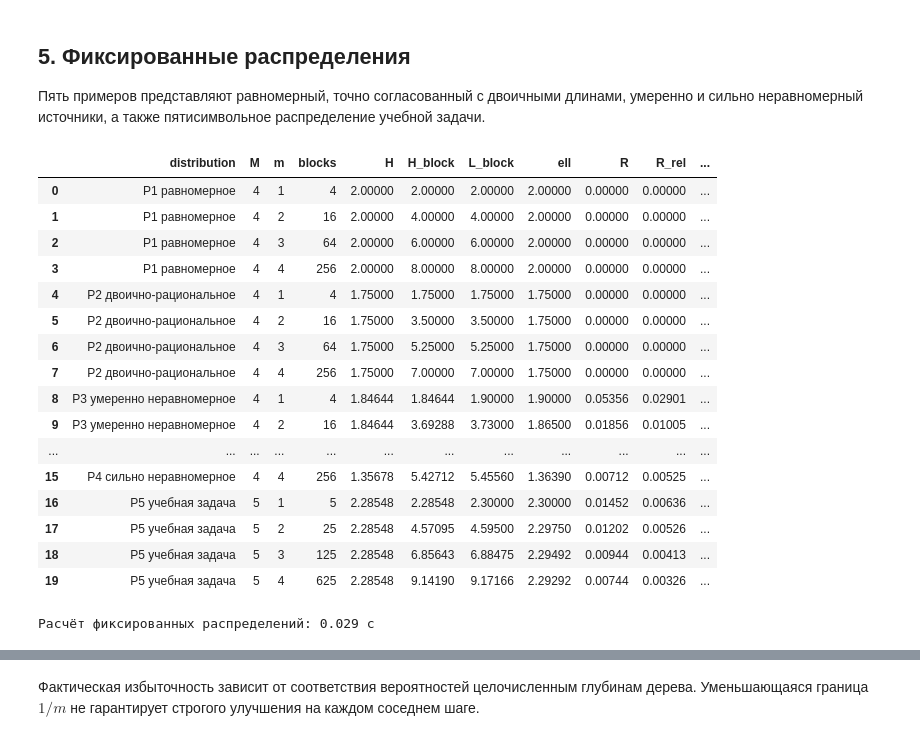
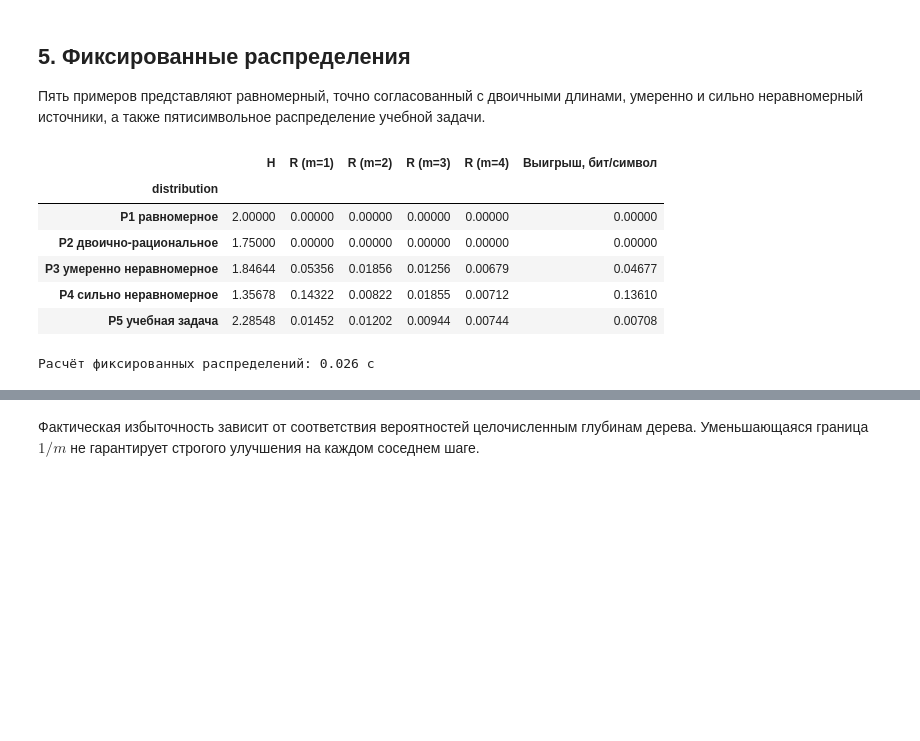
Before and after one commit to frest1ler/information_theory, a Jupyter notebook: part_1/huffman_optimal_block_size.ipynb, the cells around one changed output, grey strips where cells are left out. Cells and saved outputs as stored; diff of their text form; code cells hidden in the pictures; blank space fills up the shorter version.

Commit message:
Reduce Huffman block research to five figures

```diff
--- a/part_1/huffman_optimal_block_size.ipynb
+++ b/part_1/huffman_optimal_block_size.ipynb
@@ -162,32 +162,26 @@ print("Проверены префиксность, сумма Крафта, H(X
 # %%
 fixed={"P1 равномерное":np.array([.25,.25,.25,.25]),"P2 двоично-рациональное":np.array([.5,.25,.125,.125]),"P3 умеренно неравномерное":np.array([.4,.3,.2,.1]),"P4 сильно неравномерное":np.array([.7,.1,.1,.1]),"P5 учебная задача":np.array([.25,.25,.2,.15,.15])}
 rows=[];start=time.perf_counter()
 for name,p in fixed.items():
     source=[]
     for m in range(1,5):source.append({"distribution":name,**block_metrics(p,m)})
     ell1=source[0]["ell"]
     for r in source:
         r["gain"]=ell1-r["ell"];r["gain_percent"]=100*(ell1-r["ell"])/ell1
     rows.extend(source)
 fixed_results=pd.DataFrame(rows);fixed_runtime=time.perf_counter()-start
-display(fixed_results[["distribution","M","m","blocks","H","H_block","L_block","ell","R","R_rel","gain","gain_percent","bound"]].round(5))
+fixed_summary=fixed_results.pivot(index="distribution",columns="m",values="R")
+fixed_summary.columns=[f"R (m={m})" for m in fixed_summary.columns]
+fixed_summary.insert(0,"H",fixed_results.groupby("distribution").H.first())
+fixed_summary["Выигрыш, бит/символ"]=fixed_results.groupby("distribution").gain.max()
+display(fixed_summary.round(5))
 print(f"Расчёт фиксированных распределений: {fixed_runtime:.3f} с")
 # %% [output]
-|  | distribution | M | m | blocks | H | H_block | L_block | ell | R | R_rel | ... |
-| 0 | P1 равномерное | 4 | 1 | 4 | 2.00000 | 2.00000 | 2.00000 | 2.00000 | 0.00000 | 0.00000 | ... |
-| 1 | P1 равномерное | 4 | 2 | 16 | 2.00000 | 4.00000 | 4.00000 | 2.00000 | 0.00000 | 0.00000 | ... |
-| 2 | P1 равномерное | 4 | 3 | 64 | 2.00000 | 6.00000 | 6.00000 | 2.00000 | 0.00000 | 0.00000 | ... |
-| 3 | P1 равномерное | 4 | 4 | 256 | 2.00000 | 8.00000 | 8.00000 | 2.00000 | 0.00000 | 0.00000 | ... |
-| 4 | P2 двоично-рациональное | 4 | 1 | 4 | 1.75000 | 1.75000 | 1.75000 | 1.75000 | 0.00000 | 0.00000 | ... |
-| 5 | P2 двоично-рациональное | 4 | 2 | 16 | 1.75000 | 3.50000 | 3.50000 | 1.75000 | 0.00000 | 0.00000 | ... |
-| 6 | P2 двоично-рациональное | 4 | 3 | 64 | 1.75000 | 5.25000 | 5.25000 | 1.75000 | 0.00000 | 0.00000 | ... |
-| 7 | P2 двоично-рациональное | 4 | 4 | 256 | 1.75000 | 7.00000 | 7.00000 | 1.75000 | 0.00000 | 0.00000 | ... |
-| 8 | P3 умеренно неравномерное | 4 | 1 | 4 | 1.84644 | 1.84644 | 1.90000 | 1.90000 | 0.05356 | 0.02901 | ... |
-| 9 | P3 умеренно неравномерное | 4 | 2 | 16 | 1.84644 | 3.69288 | 3.73000 | 1.86500 | 0.01856 | 0.01005 | ... |
-| ... | ... | ... | ... | ... | ... | ... | ... | ... | ... | ... | ... |
-| 15 | P4 сильно неравномерное | 4 | 4 | 256 | 1.35678 | 5.42712 | 5.45560 | 1.36390 | 0.00712 | 0.00525 | ... |
-| 16 | P5 учебная задача | 5 | 1 | 5 | 2.28548 | 2.28548 | 2.30000 | 2.30000 | 0.01452 | 0.00636 | ... |
-| 17 | P5 учебная задача | 5 | 2 | 25 | 2.28548 | 4.57095 | 4.59500 | 2.29750 | 0.01202 | 0.00526 | ... |
-| 18 | P5 учебная задача | 5 | 3 | 125 | 2.28548 | 6.85643 | 6.88475 | 2.29492 | 0.00944 | 0.00413 | ... |
-| 19 | P5 учебная задача | 5 | 4 | 625 | 2.28548 | 9.14190 | 9.17166 | 2.29292 | 0.00744 | 0.00326 | ... |
+|  | H | R (m=1) | R (m=2) | R (m=3) | R (m=4) | Выигрыш, бит/символ |
+| distribution |  |  |  |  |  |  |
+| P1 равномерное | 2.00000 | 0.00000 | 0.00000 | 0.00000 | 0.00000 | 0.00000 |
+| P2 двоично-рациональное | 1.75000 | 0.00000 | 0.00000 | 0.00000 | 0.00000 | 0.00000 |
+| P3 умеренно неравномерное | 1.84644 | 0.05356 | 0.01856 | 0.01256 | 0.00679 | 0.04677 |
+| P4 сильно неравномерное | 1.35678 | 0.14322 | 0.00822 | 0.01855 | 0.00712 | 0.13610 |
+| P5 учебная задача | 2.28548 | 0.01452 | 0.01202 | 0.00944 | 0.00744 | 0.00708 |
-Расчёт фиксированных распределений: 0.029 с
+Расчёт фиксированных распределений: 0.026 с
```
Also changed, not shown: parts of 8 cells of this notebook, 1 other file.
